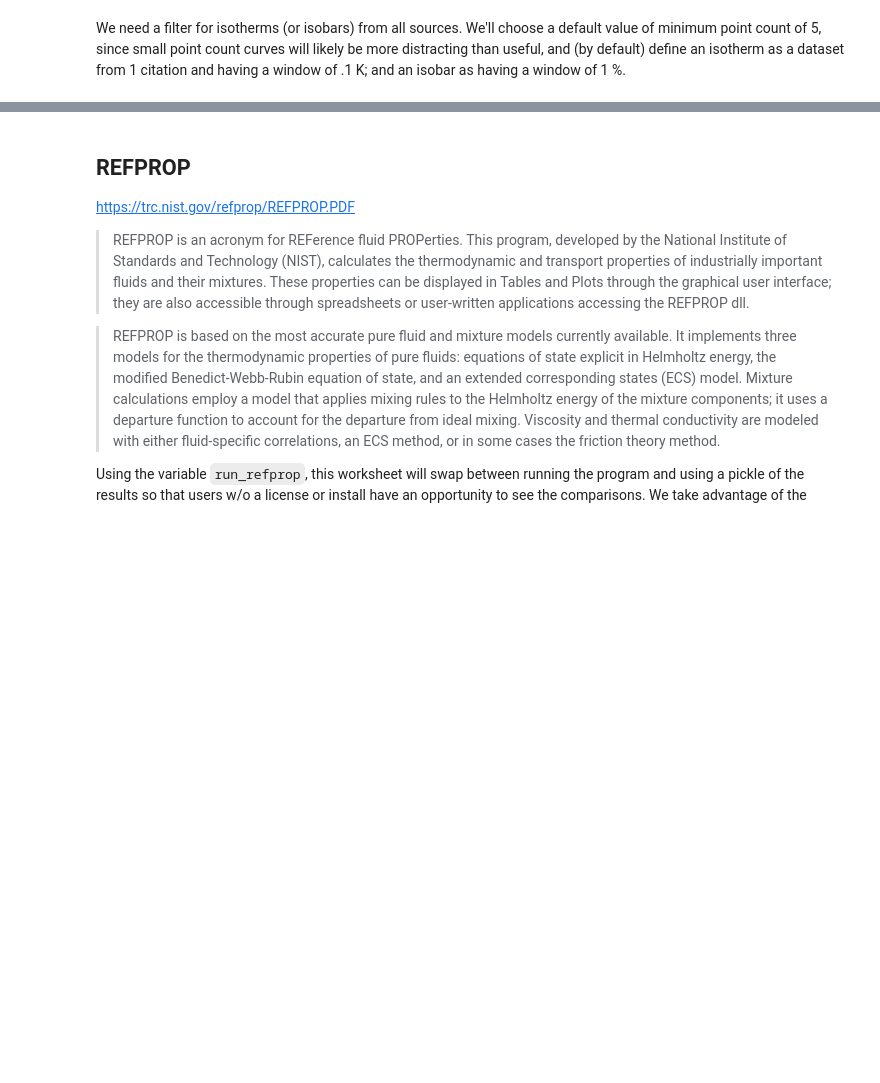
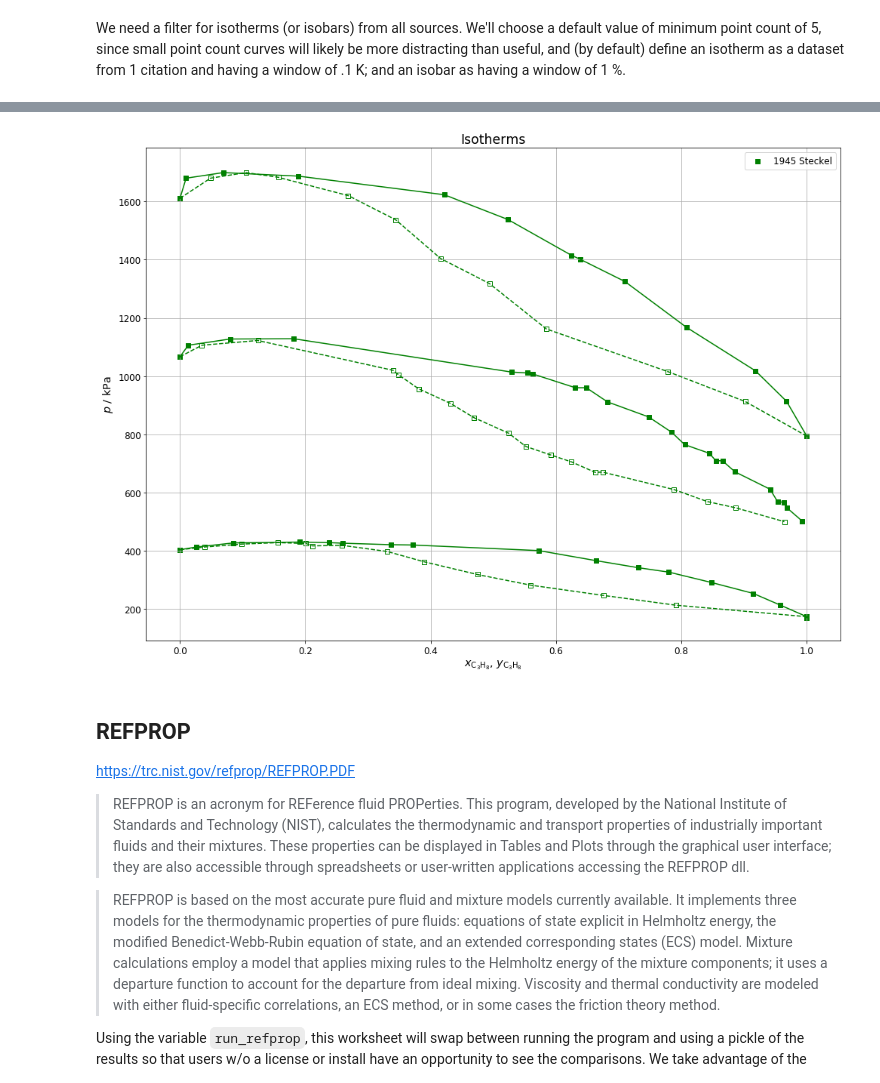
Before and after one commit to usnistgov/PPEPPD2019-data, a Jupyter notebook: EDA.ipynb, the cells around one changed output, grey strips where cells are left out. Saved outputs shown, nothing was run; the diff lists cells and outputs as text; code cells hidden in the pictures; blank space fills up the shorter version.

```diff
--- a/EDA.ipynb
+++ b/EDA.ipynb
@@ -511,3 +514,8 @@ VLE_plot_set(isobar_df,T, title='Isobars')
+# %%
+tmp = isotherm_df[(isotherm_df[Lsource]=='1945 Steckel')]
+VLE_plot_set(tmp,Lp, title='Isotherms')
+# %% [output]
+[figure, added]
 # %% [markdown]
 ## REFPROP
 https://trc.nist.gov/refprop/REFPROP.PDF
```
Also changed, not shown: parts of 22 cells of this notebook.
